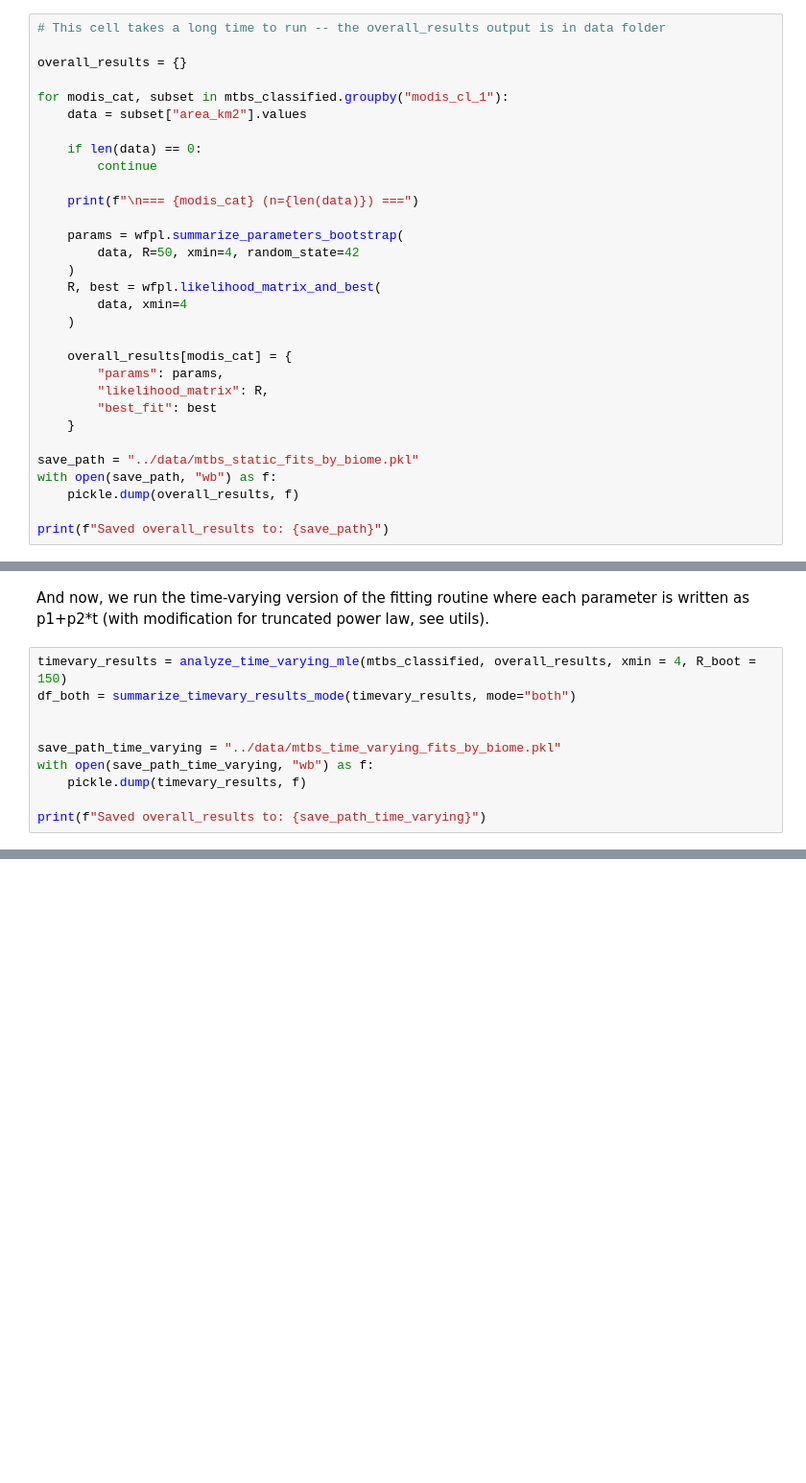
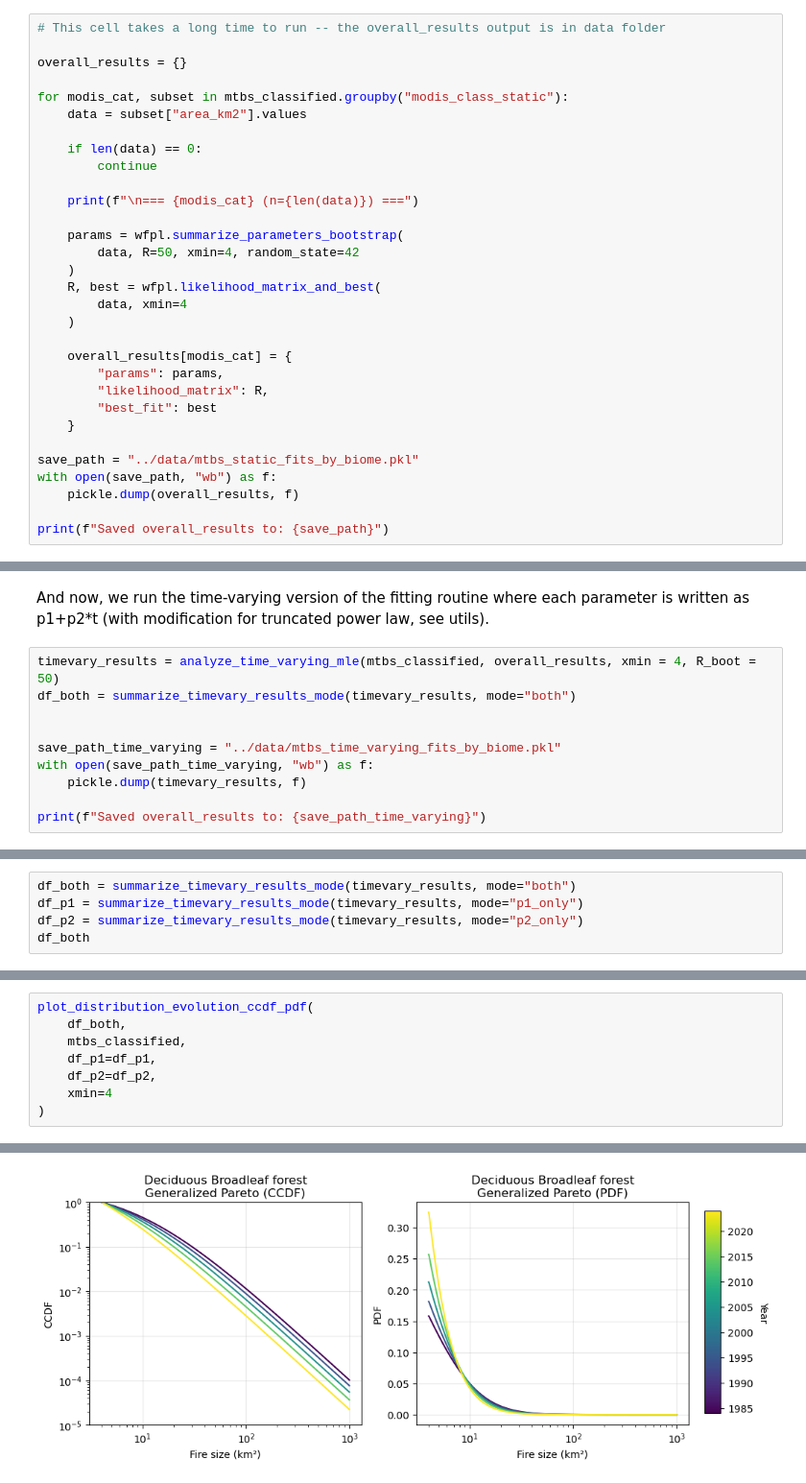
Before and after one commit to lukevonkapff/wildfire_modeling, a Jupyter notebook: notebooks/5_temporal_analysis.ipynb, the cells around one changed output, grey strips where cells are left out. Shown at 96% size. Cells and saved outputs as stored; diff of their text form; blank space fills up the shorter version.

```diff
--- a/notebooks/5_temporal_analysis.ipynb
+++ b/notebooks/5_temporal_analysis.ipynb
@@ -106,7 +125,7 @@ Thus, there is no other min fire size threshold that will eliminate large jumps
 
 overall_results = {}
 
-for modis_cat, subset in mtbs_classified.groupby("modis_cl_1"):
+for modis_cat, subset in mtbs_classified.groupby("modis_class_static"):
     data = subset["area_km2"].values
 
     if len(data) == 0:
@@ -135,7 +172,7 @@ print(f"Saved overall_results to: {save_path}")
 # %% [markdown]
 And now, we run the time-varying version of the fitting routine where each parameter is written as p1+p2*t (with modification for truncated power law, see utils).
 # %%
-timevary_results = analyze_time_varying_mle(mtbs_classified, overall_results, xmin = 4, R_boot = 150)
+timevary_results = analyze_time_varying_mle(mtbs_classified, overall_results, xmin = 4, R_boot = 50)
 df_both = summarize_timevary_results_mode(timevary_results, mode="both")
 
 
@@ -209,0 +204,5 @@ plot_savanna_fires(mtbs_classified, biome = "both")
+# %%
+df_both = summarize_timevary_results_mode(timevary_results, mode="both")
+df_p1 = summarize_timevary_results_mode(timevary_results, mode="p1_only")
+df_p2 = summarize_timevary_results_mode(timevary_results, mode="p2_only")
+df_both
@@ -209,0 +291,9 @@ plot_savanna_fires(mtbs_classified, biome = "both")
+# %%
+plot_distribution_evolution_ccdf_pdf(
+    df_both,
+    mtbs_classified,
+    df_p1=df_p1,
+    df_p2=df_p2,
+    xmin=4
+)
+# %% [output]
@@ -209,0 +301 @@ plot_savanna_fires(mtbs_classified, biome = "both")
+[figure, added]
```
Also changed, not shown: parts of 23 cells of this notebook, 18 other files.
